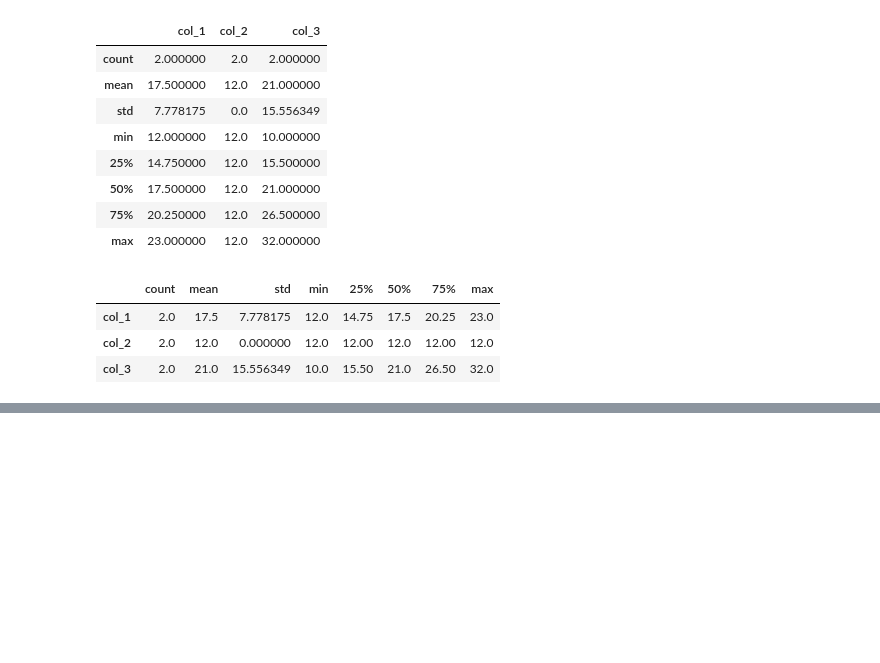
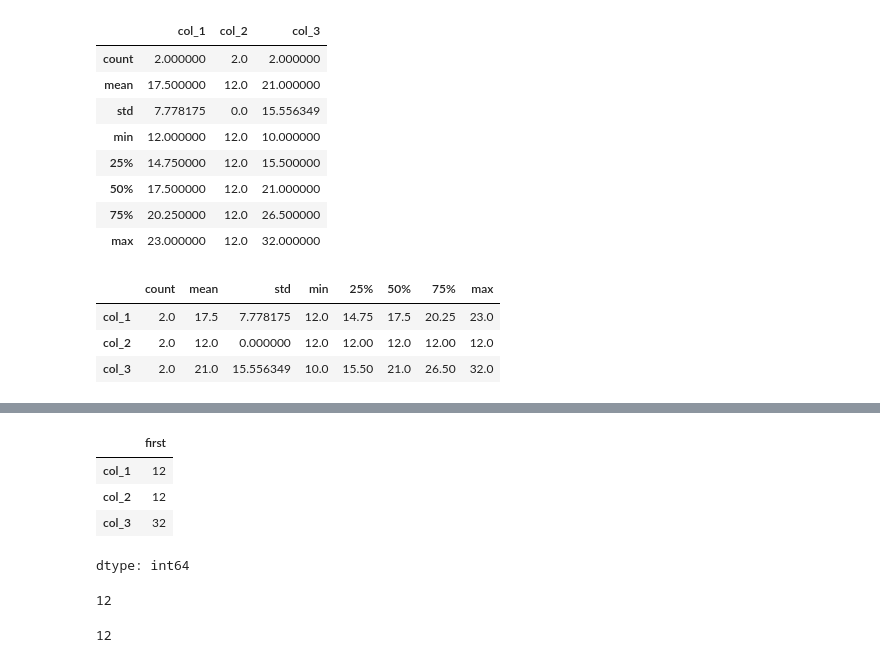
Before and after one commit to sebakrys/data-science-bootcamp-A-Z, a Jupyter notebook: 04_pandas_pt1_intro.ipynb, the cells around one changed output, grey strips where cells are left out. Drawn from its saved outputs; the diff is of its cells as text; code cells hidden in the pictures; blank space fills up the shorter version.

```diff
--- a/04_pandas_pt1_intro.ipynb
+++ b/04_pandas_pt1_intro.ipynb
@@ -311,0 +375,16 @@ df.describe().T
+# %%
+df.iloc[0]
+# %% [output]
+|  | first |
+| col_1 | 12 |
+| col_2 | 12 |
+| col_3 | 32 |
+dtype: int64
+# %%
+df.loc['first', 'col_2']
+# %% [output]
+12
+# %%
+df.iloc[0, 1]
+# %% [output]
+12
```
Also changed, not shown: parts of 10 cells of this notebook.
